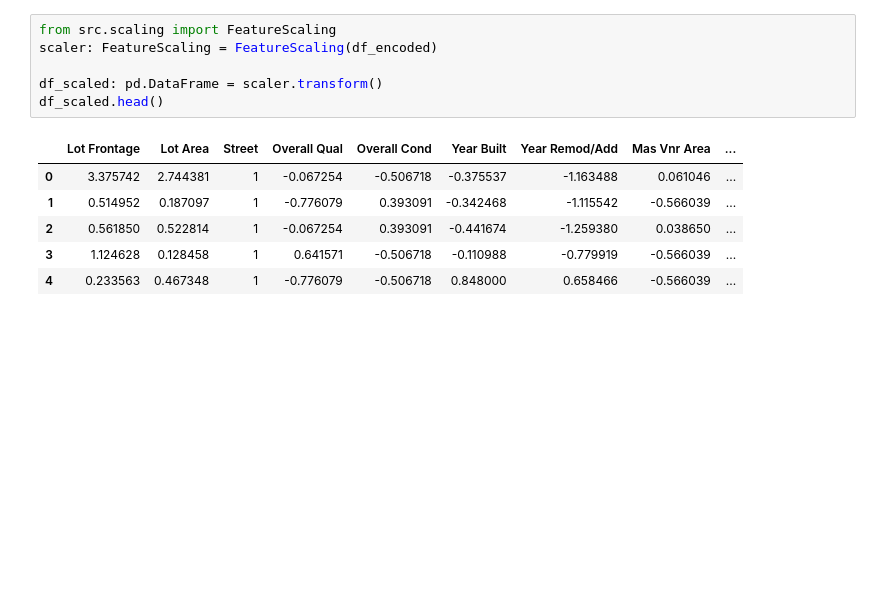
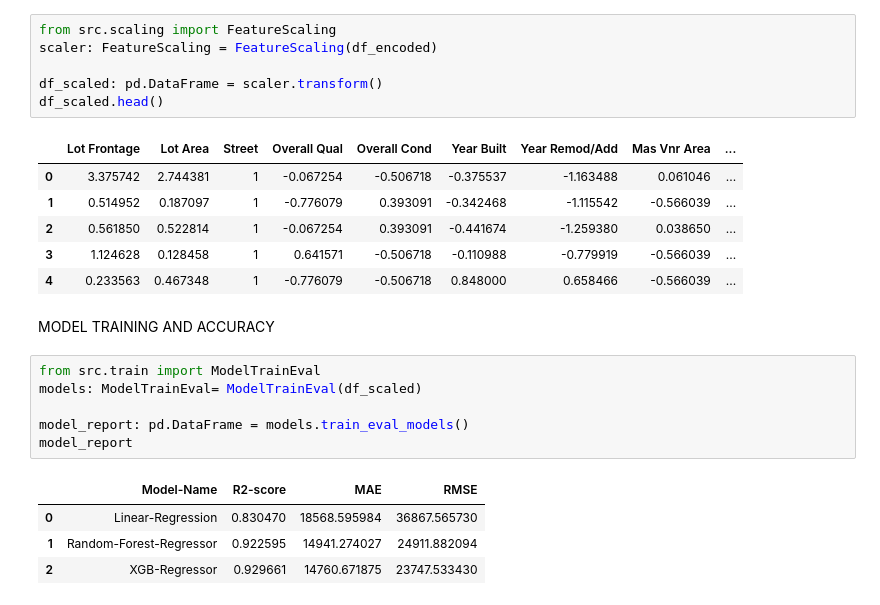
Before and after one commit to ameeqio/house-price-prediction-ml, a Jupyter notebook: notebooks/eda.ipynb, the cells around one changed output. Drawn from its saved outputs; the diff is of its cells as text; blank space fills up the shorter version.

Commit message:
model training and evaluation module implemented

```diff
--- a/notebooks/eda.ipynb
+++ b/notebooks/eda.ipynb
@@ -777,3 +777,16 @@ df_scaled.head()
 | 2 | 0.561850 | 0.522814 | 1 | -0.067254 | 0.393091 | -0.441674 | -1.259380 | 0.038650 | ... |
 | 3 | 1.124628 | 0.128458 | 1 | 0.641571 | -0.506718 | -0.110988 | -0.779919 | -0.566039 | ... |
 | 4 | 0.233563 | 0.467348 | 1 | -0.776079 | -0.506718 | 0.848000 | 0.658466 | -0.566039 | ... |
+# %% [markdown]
+MODEL TRAINING AND ACCURACY
+# %%
+from src.train import ModelTrainEval
+models: ModelTrainEval= ModelTrainEval(df_scaled)
+
+model_report: pd.DataFrame = models.train_eval_models()
+model_report
+# %% [output]
+|  | Model-Name | R2-score | MAE | RMSE |
+| 0 | Linear-Regression | 0.830470 | 18568.595984 | 36867.565730 |
+| 1 | Random-Forest-Regressor | 0.922595 | 14941.274027 | 24911.882094 |
+| 2 | XGB-Regressor | 0.929661 | 14760.671875 | 23747.533430 |
```
Also changed, not shown: parts of 2 cells of this notebook, 1 other file.
